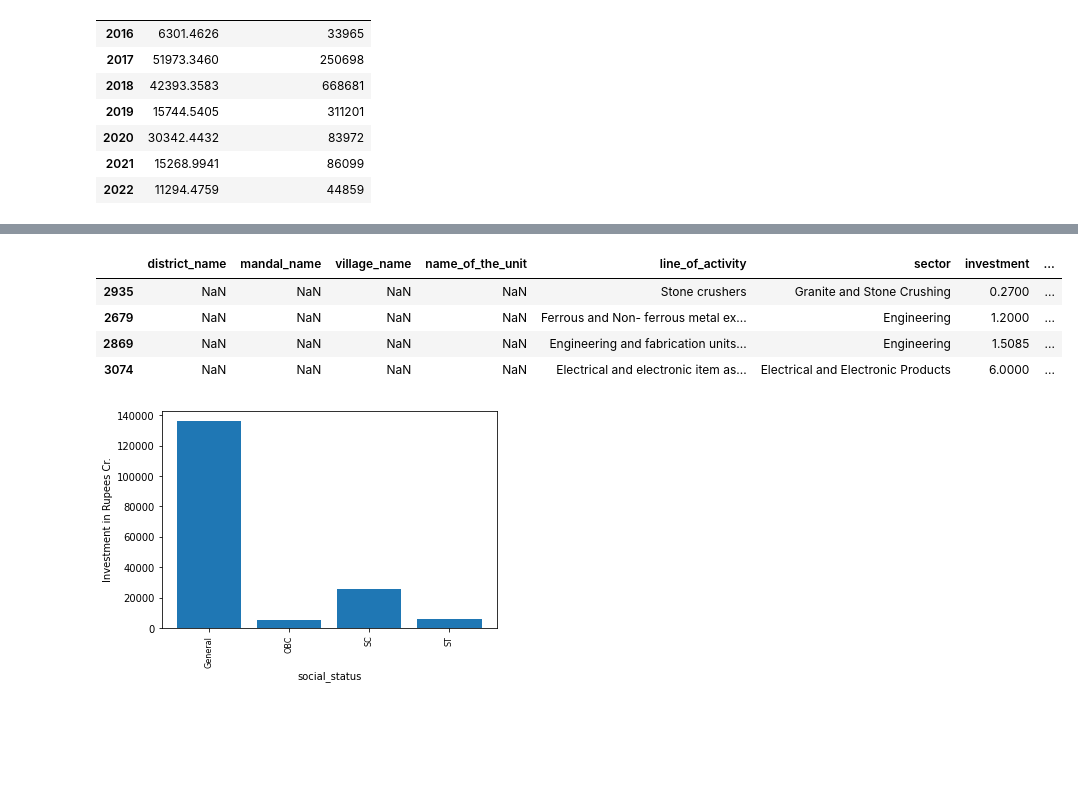
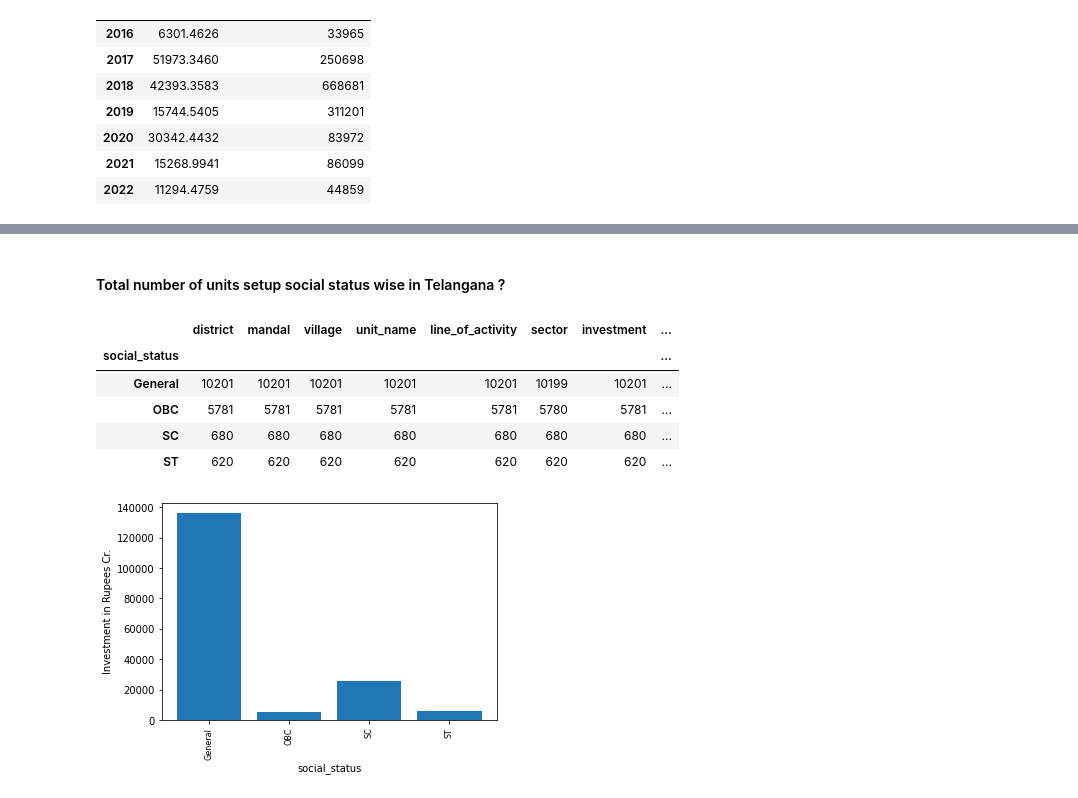
Before and after one commit to voletibhaskar/Telangana-IPass-Data-Analysis, a Jupyter notebook: Time_jupyter.ipynb, the cells around one changed output, grey strips where cells are left out. Cells and saved outputs as stored; diff of their text form; code cells hidden in the pictures; blank space fills up the shorter version.

```diff
--- a/Time_jupyter.ipynb
+++ b/Time_jupyter.ipynb
@@ -258,11 +245,14 @@ range(2016, 2023)
+# %% [markdown]
+#### Total number of units setup social status wise in Telangana ?
 # %%
-all_time_data.groupby(['social_status']).head(1)
+all_time_data.groupby(['social_status']).count()
 # %% [output]
-|  | district_name | mandal_name | village_name | name_of_the_unit | line_of_activity | sector | investment | ... |
-| 2935 | NaN | NaN | NaN | NaN | Stone crushers | Granite and Stone Crushing | 0.2700 | ... |
-| 2679 | NaN | NaN | NaN | NaN | Ferrous and Non- ferrous metal ex... | Engineering | 1.2000 | ... |
-| 2869 | NaN | NaN | NaN | NaN | Engineering and fabrication units... | Engineering | 1.5085 | ... |
-| 3074 | NaN | NaN | NaN | NaN | Electrical and electronic item as... | Electrical and Electronic Products | 6.0000 | ... |
+|  | district | mandal | village | unit_name | line_of_activity | sector | investment | ... |
+| social_status |  |  |  |  |  |  |  | ... |
+| General | 10201 | 10201 | 10201 | 10201 | 10201 | 10199 | 10201 | ... |
+| OBC | 5781 | 5781 | 5781 | 5781 | 5781 | 5780 | 5781 | ... |
+| SC | 680 | 680 | 680 | 680 | 680 | 680 | 680 | ... |
+| ST | 620 | 620 | 620 | 620 | 620 | 620 | 620 | ... |
 # %%
 social_status_keys = [status for status, all_time_data in all_time_data.groupby(['social_status'])]
 
```
Also changed, not shown: parts of 32 cells of this notebook, 1 other file.
